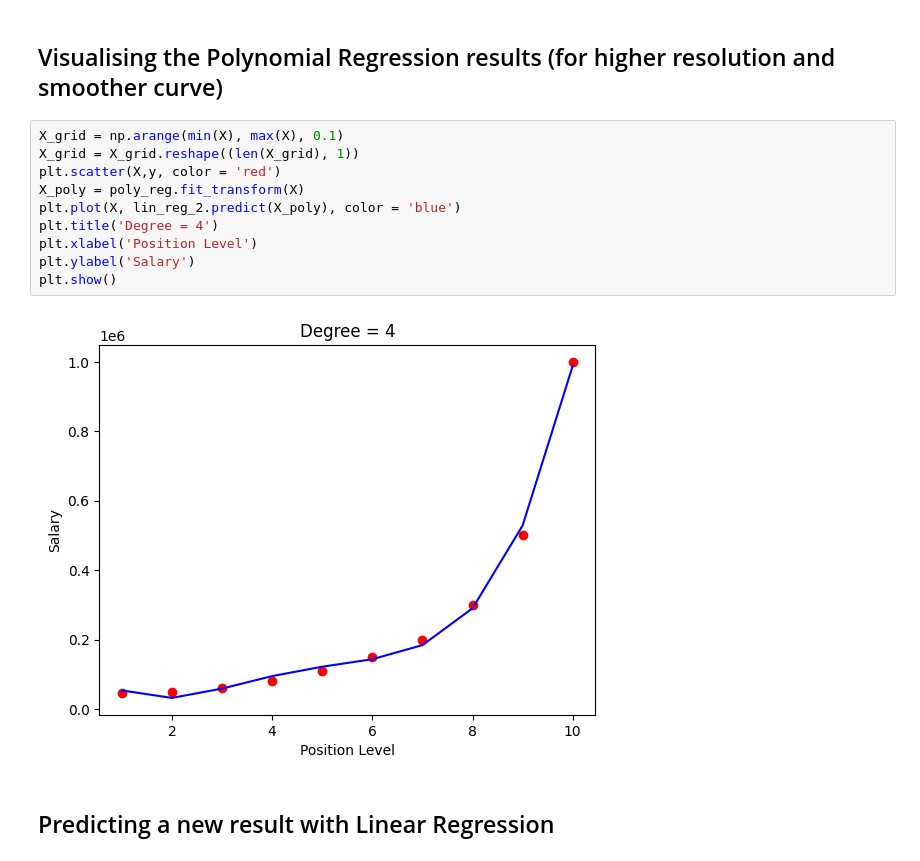
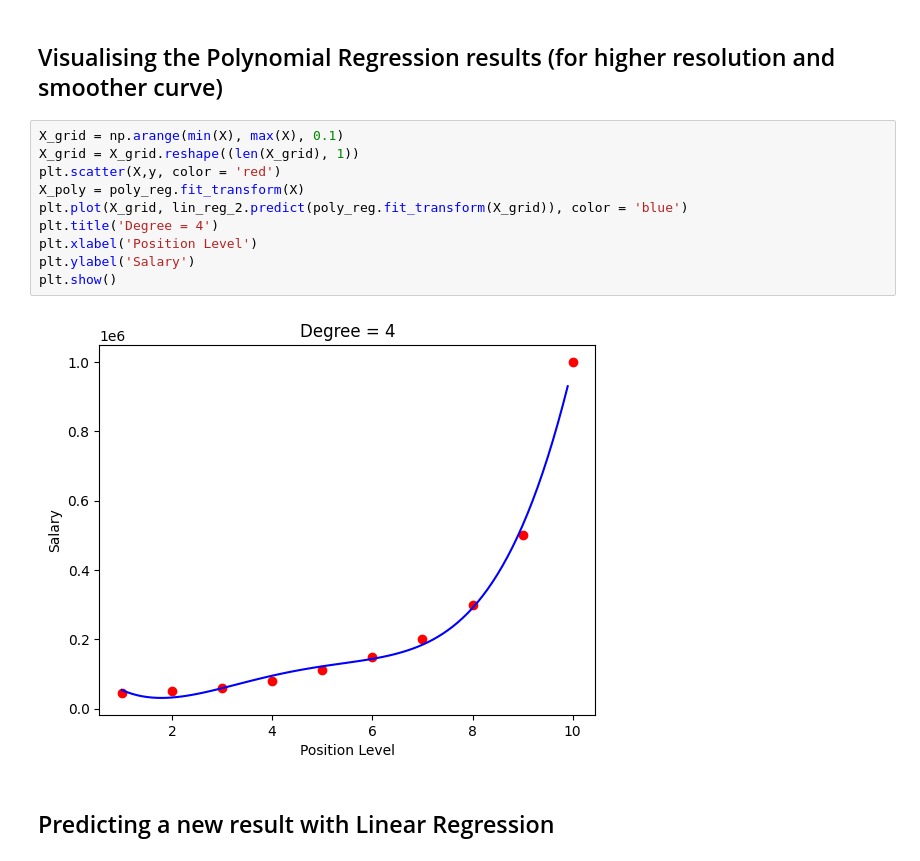
Before and after one commit to andreibucur1/salary-prediction-polynomial-regression, a Jupyter notebook: polynomial_regression.ipynb, the cells around one changed output. Saved outputs shown, nothing was run; the diff lists cells and outputs as text.

```diff
--- a/polynomial_regression.ipynb
+++ b/polynomial_regression.ipynb
@@ -69,15 +69,15 @@ plt.show()
 # %%
 X_grid = np.arange(min(X), max(X), 0.1)
 X_grid = X_grid.reshape((len(X_grid), 1))
 plt.scatter(X,y, color = 'red')
 X_poly = poly_reg.fit_transform(X)
-plt.plot(X, lin_reg_2.predict(X_poly), color = 'blue')
+plt.plot(X_grid, lin_reg_2.predict(poly_reg.fit_transform(X_grid)), color = 'blue')
 plt.title('Degree = 4')
 plt.xlabel('Position Level')
 plt.ylabel('Salary')
 plt.show()
 # %% [output]
-[figure, old version]
+[figure, new version]
 # %% [markdown]
 ## Predicting a new result with Linear Regression
 # %%
```
